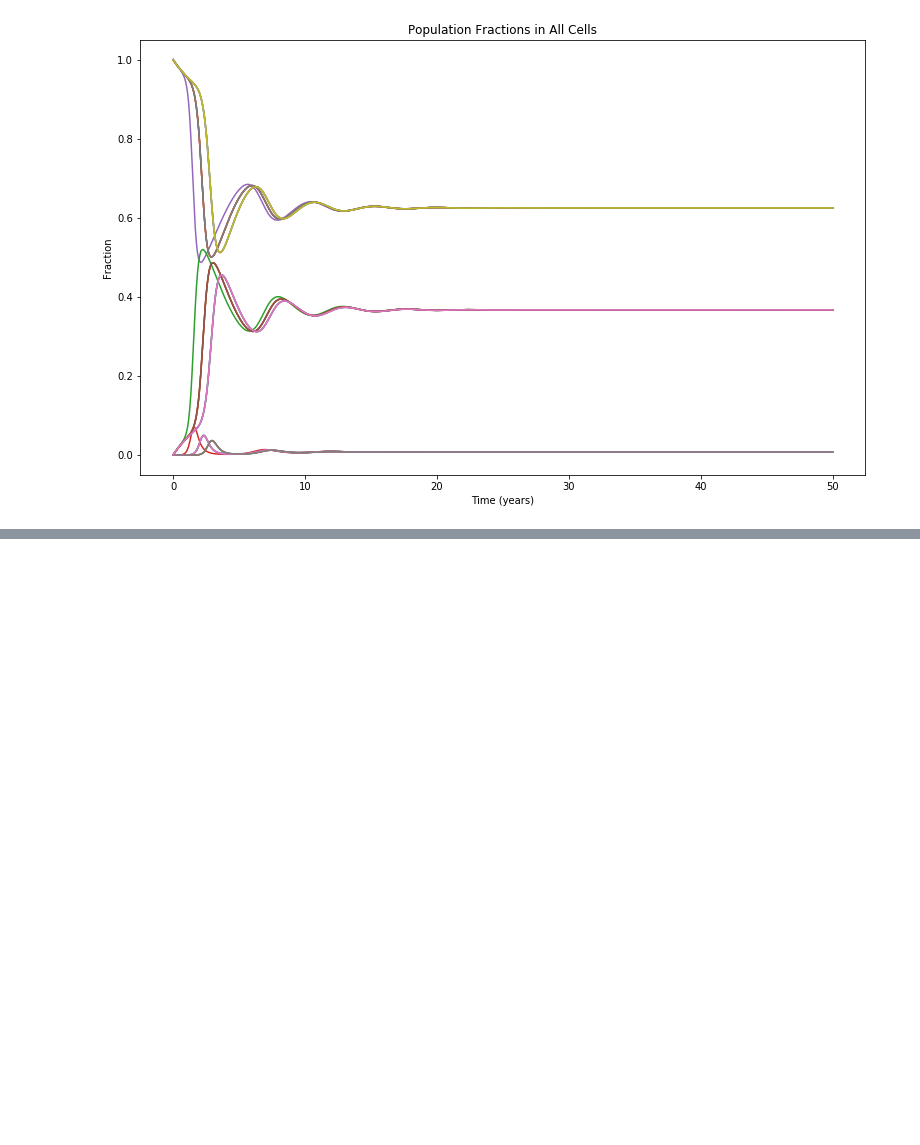
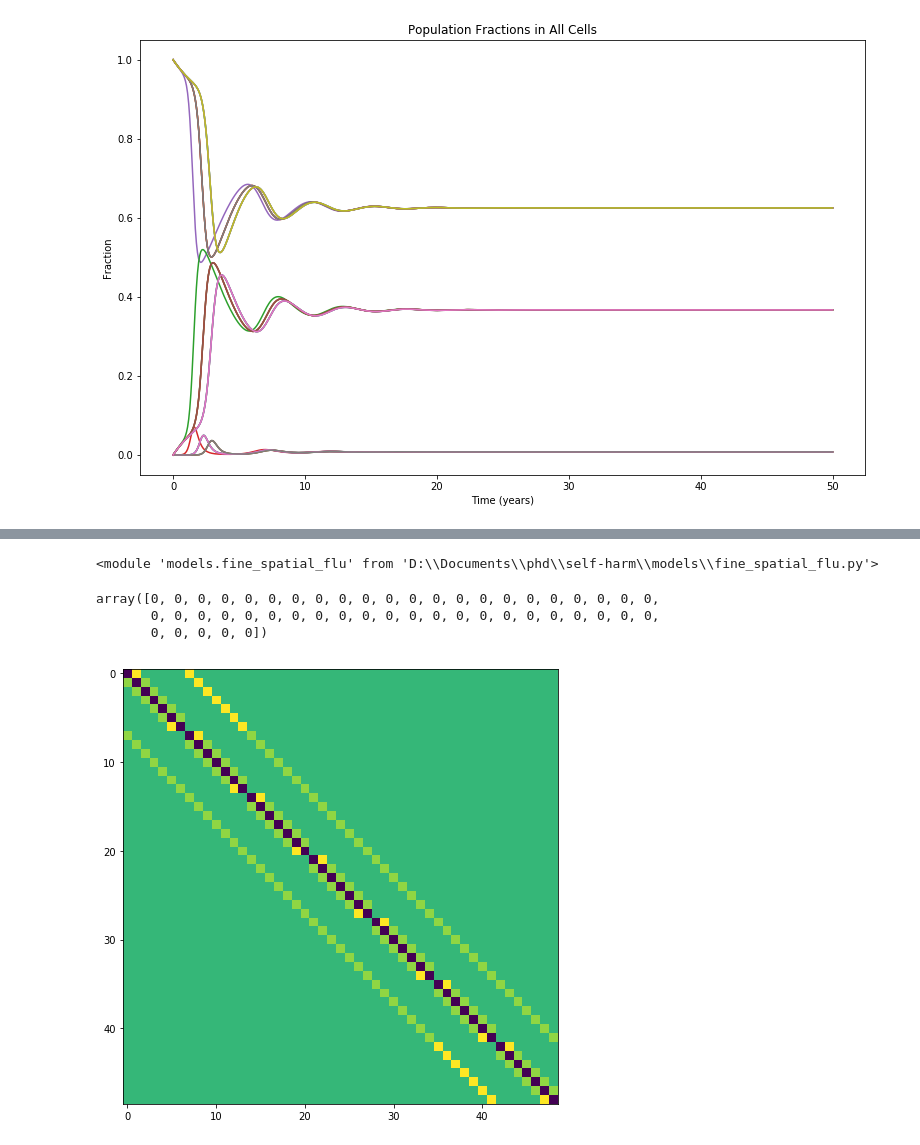
Before and after one commit to dwu402/self-harm, a Jupyter notebook: Spatial_Flu.ipynb, the cells around one changed output, grey strips where cells are left out. Drawn from its saved outputs; the diff is of its cells as text; code cells hidden in the pictures; blank space fills up the shorter version.

Commit message:
Add a generalised spatial model

```diff
--- a/Spatial_Flu.ipynb
+++ b/Spatial_Flu.ipynb
@@ -90,0 +95,15 @@ plt.legend(["Centre", "Edge", "Corner"])
+# %%
+# Extend the gridding system
+
+from models import fine_spatial_flu as fsf
+reload(fsf)
+# %% [output]
+<module 'models.fine_spatial_flu' from 'D:\\Documents\\phd\\self-harm\\models\\fine_spatial_flu.py'>
+# %%
+plt.imshow(fsf.D)
+np.sum(fsf.D, axis=1)
+# %% [output]
+array([0, 0, 0, 0, 0, 0, 0, 0, 0, 0, 0, 0, 0, 0, 0, 0, 0, 0, 0, 0, 0, 0,
+       0, 0, 0, 0, 0, 0, 0, 0, 0, 0, 0, 0, 0, 0, 0, 0, 0, 0, 0, 0, 0, 0,
+       0, 0, 0, 0, 0])
+[figure, added]
```
Also changed, not shown: parts of 7 cells of this notebook, 2 other files.
